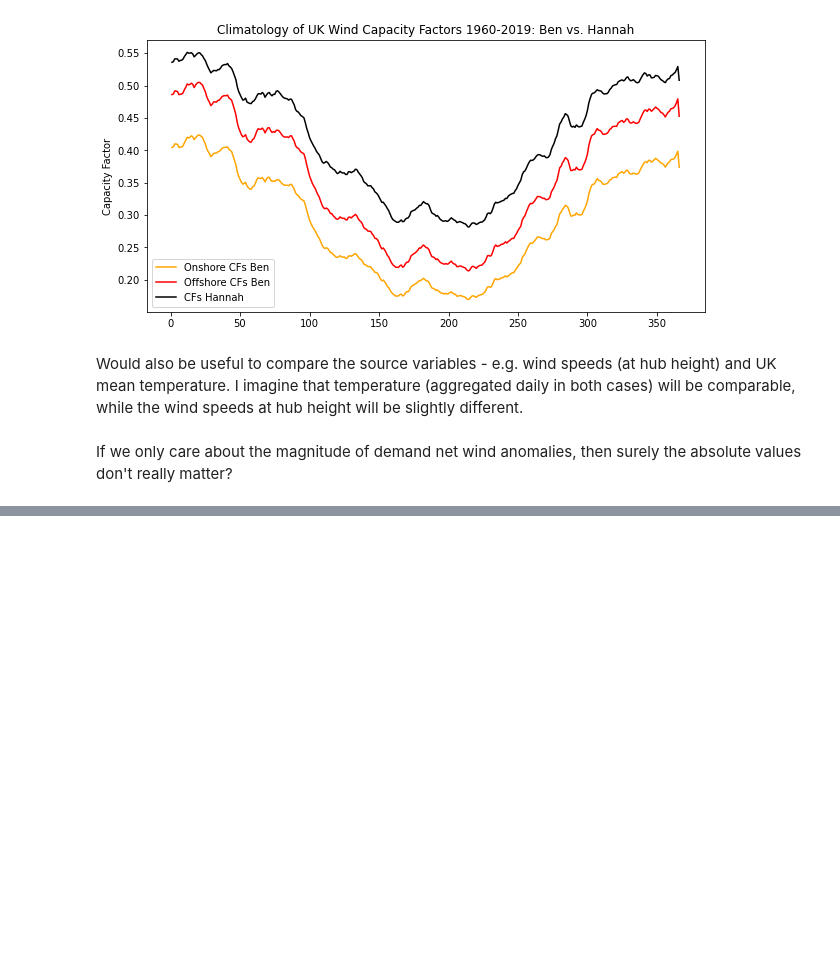
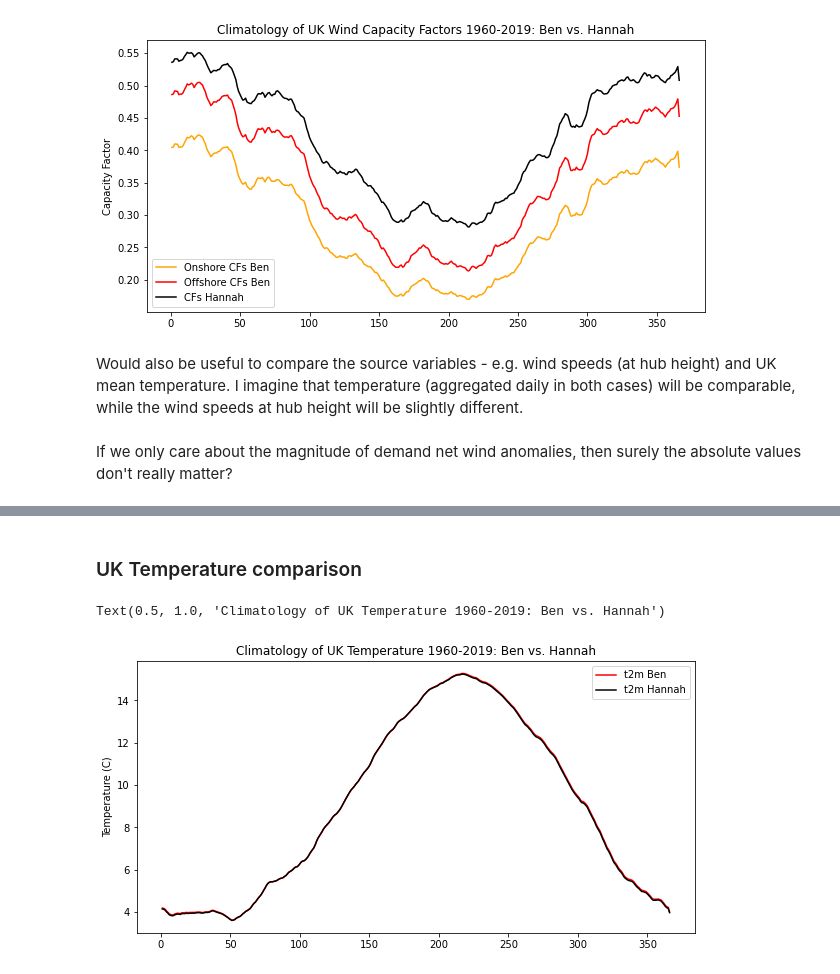
Before and after one commit to benhutchmet/unseen_multi_year, a Jupyter notebook: obs_wind_demand.ipynb, the cells around one changed output, grey strips where cells are left out. Saved outputs shown, nothing was run; the diff lists cells and outputs as text; code cells hidden in the pictures; blank space fills up the shorter version.

```diff
--- a/obs_wind_demand.ipynb
+++ b/obs_wind_demand.ipynb
@@ -283,0 +298,21 @@ If we only care about the magnitude of demand net wind anomalies, then surely th
+# %% [markdown]
+### UK Temperature comparison ###
+# %%
+# set up the figure
+fig, ax = plt.subplots(figsize=(10, 5))
+
+# plot the united kingdom capacity factors
+plt.plot(climatology_full.index, climatology_full["United_Kingdom_t2m"], label="t2m Ben", color="red")
+plt.plot(climatology_full.index, climatology_full["UK_temp_ch"], label="t2m Hannah", color="black")
+
+# ylabels
+plt.ylabel("Temperature (C)")
+
+# legend
+plt.legend()
+
+# title
+plt.title("Climatology of UK Temperature 1960-2019: Ben vs. Hannah")
+# %% [output]
+Text(0.5, 1.0, 'Climatology of UK Temperature 1960-2019: Ben vs. Hannah')
+[figure, added]
```
Also changed, not shown: parts of 18 cells of this notebook.
